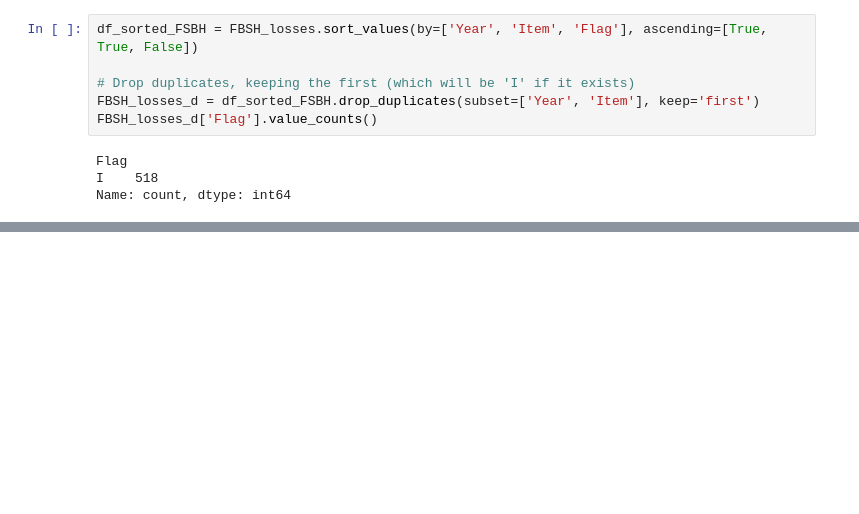
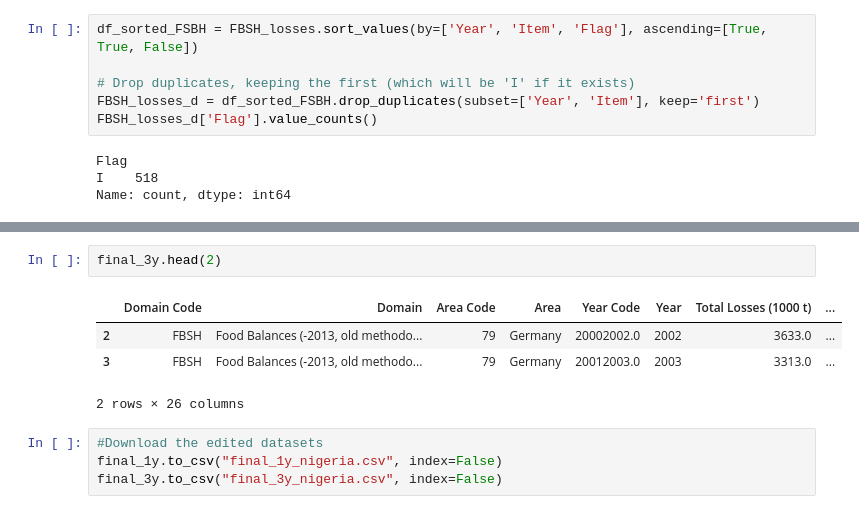
Before and after one commit to aysunali/fao-nutrition-project, a Jupyter notebook: EDA/FAO_eda-Germany.ipynb, the cells around one changed output, grey strips where cells are left out. Cells and saved outputs as stored; diff of their text form; blank space fills up the shorter version.

```diff
--- a/EDA/FAO_eda-Germany.ipynb
+++ b/EDA/FAO_eda-Germany.ipynb
@@ -641,0 +540,11 @@ data_FS.head(2)
+# %%
+final_3y.head(2)
+# %% [output]
+|  | Domain Code | Domain | Area Code | Area | Year Code | Year | Total Losses (1000 t) | ... |
+| 2 | FBSH | Food Balances (-2013, old methodo... | 79 | Germany | 20002002.0 | 2002 | 3633.0 | ... |
+| 3 | FBSH | Food Balances (-2013, old methodo... | 79 | Germany | 20012003.0 | 2003 | 3313.0 | ... |
+2 rows × 26 columns
+# %%
+#Download the edited datasets
+final_1y.to_csv("final_1y_nigeria.csv", index=False)
+final_3y.to_csv("final_3y_nigeria.csv", index=False)
```
Also changed, not shown: parts of 39 cells of this notebook.
